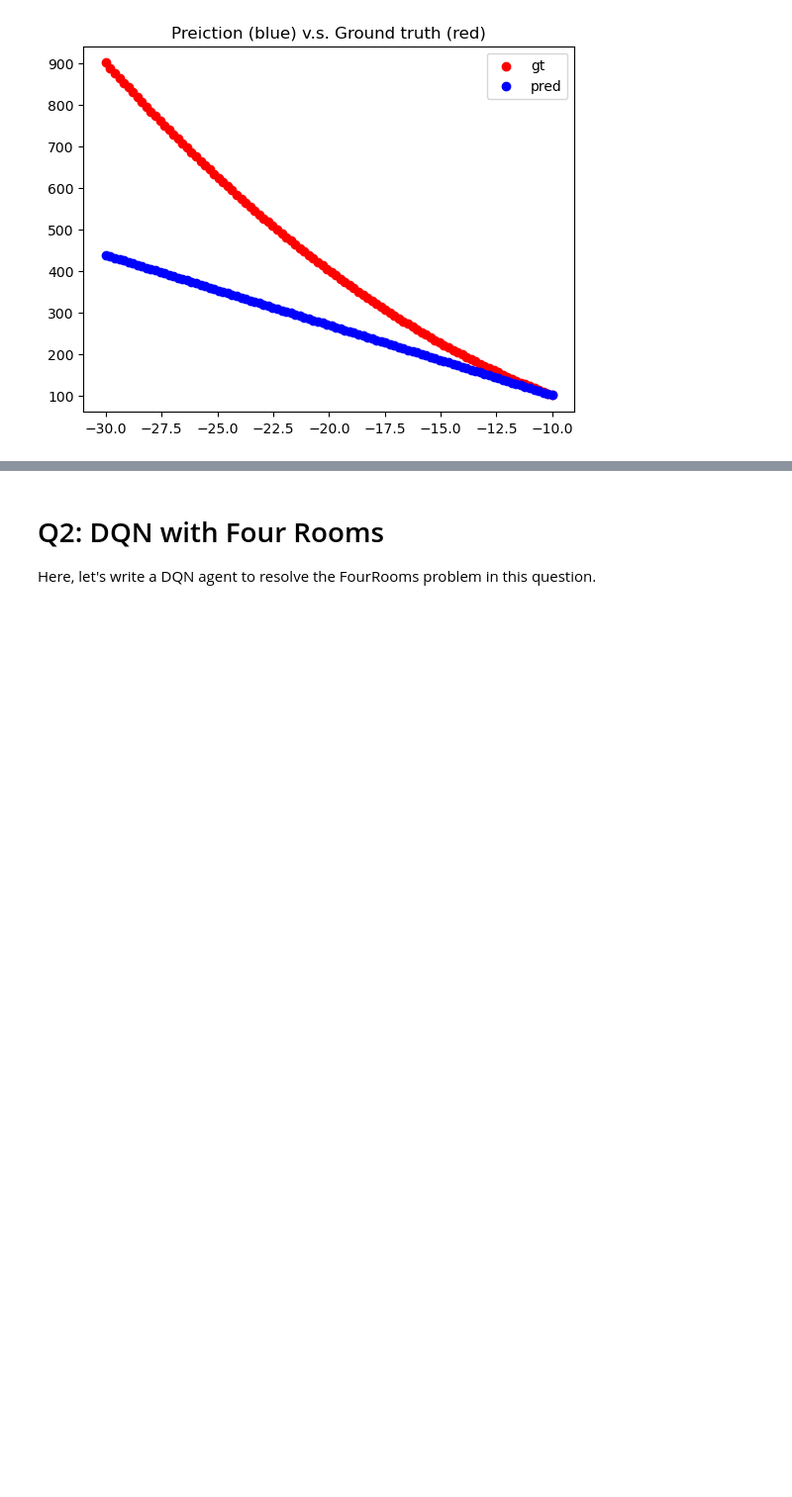
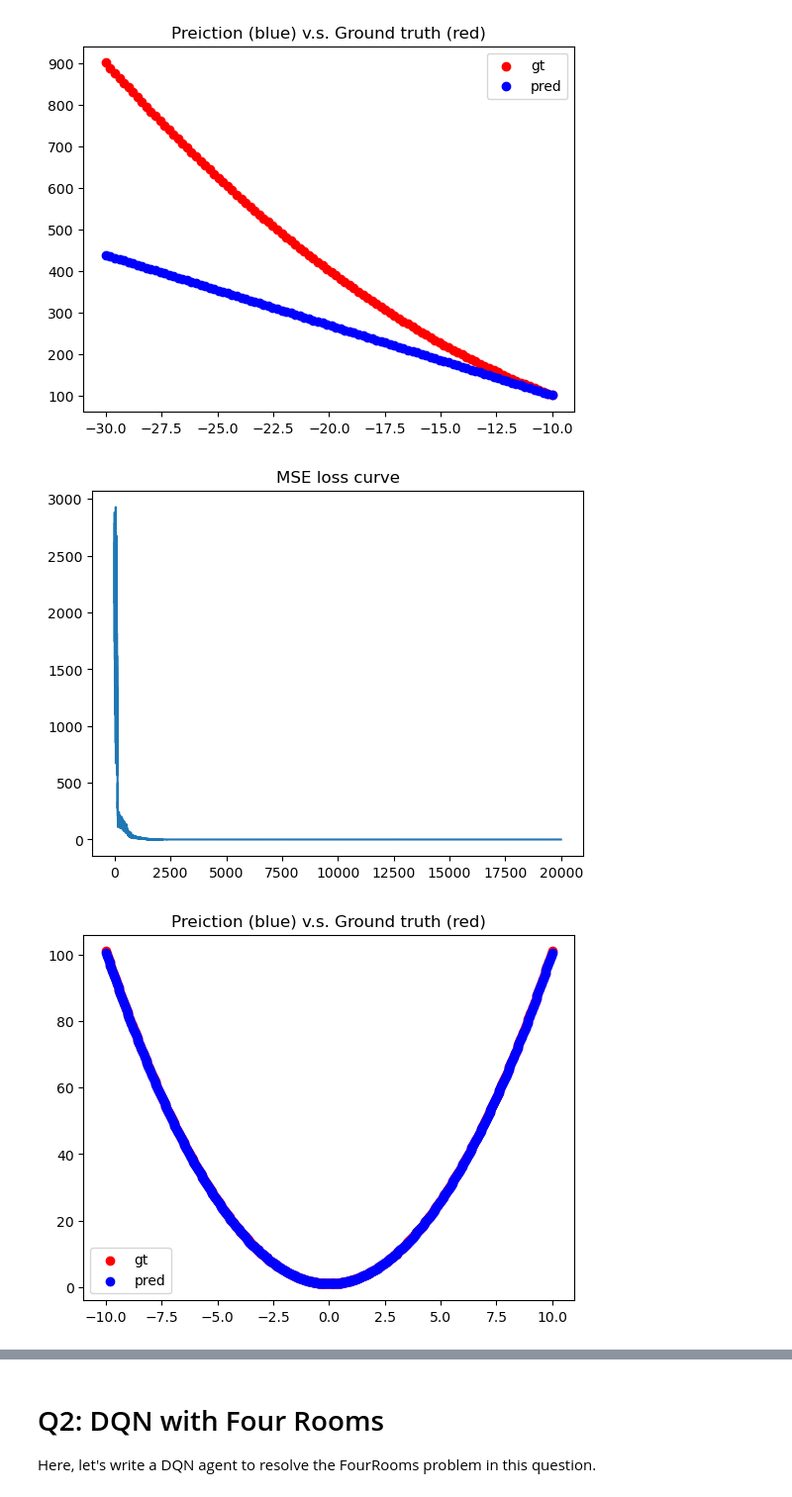
Before and after one commit to arjunjyothieswarb/CS5180, a Jupyter notebook: Assignment8/ex8.ipynb, the cells around one changed output, grey strips where cells are left out. Shown at 99% size. Cells and saved outputs as stored; diff of their text form; code cells hidden in the pictures; blank space fills up the shorter version.

```diff
--- a/Assignment8/ex8.ipynb
+++ b/Assignment8/ex8.ipynb
@@ -392,3 +392,41 @@ my_trainer.plot_learned_function(lower_test_dataset)
 [figure]
 [figure]
 [figure]
+# %%
+train_params = {
+    'epoch_num': 10,
+    'iteration_num': 2000,
+    'learning_rate': 1e-3,
+    'weight_decay': 5e-4,
+    'batch_size': 32,
+    'device': "cpu"
+    # 'device': "cuda"
+}
+
+my_network = NeuralNet(num_hidden_layer=2, dim_hidden_layer=16)
+
+train_dataset = create_dataset(500, -10, 10)
+
+my_trainer = NeuralNetTrainer(dataset=train_dataset, network_model=my_network, params=train_params)
+my_trainer.run()
+
+# training dataset to evaluate
+train_dataset = create_dataset(500, -10, 10)
+
+# test set 1: one test dataset contains samples with 10 < x < 30
+upper_test_dataset = create_dataset(100, 10, 30)
+
+# test set 2: one test dataset contains samples with -30 < x < -10
+lower_test_dataset = create_dataset(100, -30, -10)
+
+# Plot your results for all samples in the training set
+my_trainer.plot_learned_function(train_dataset)
+
+# Plot your results for all samples in test set 1
+my_trainer.plot_learned_function(upper_test_dataset)
+
+# Plot your results for all samples in test set 2
+my_trainer.plot_learned_function(lower_test_dataset)
+# %% [output]
+[figure, added]
+[figure, added]
```
Also changed, not shown: parts of 3 cells of this notebook.
